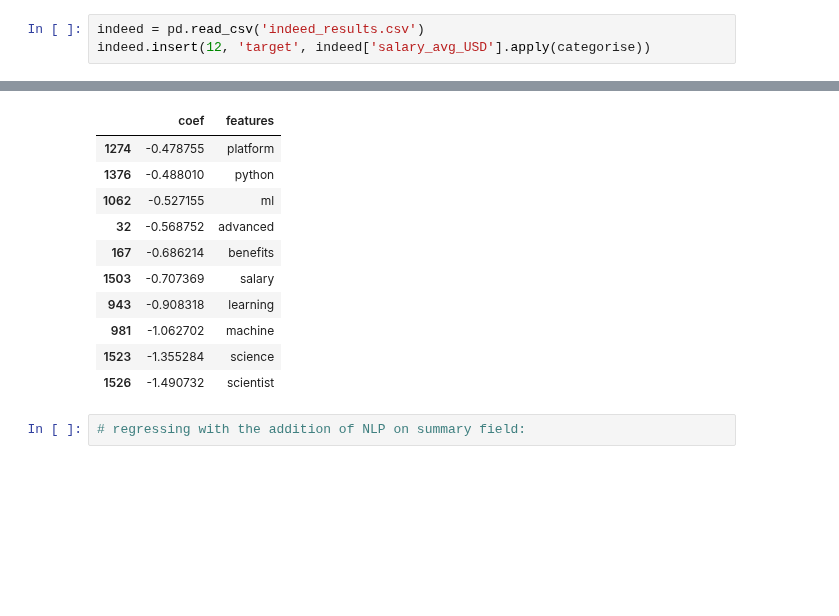
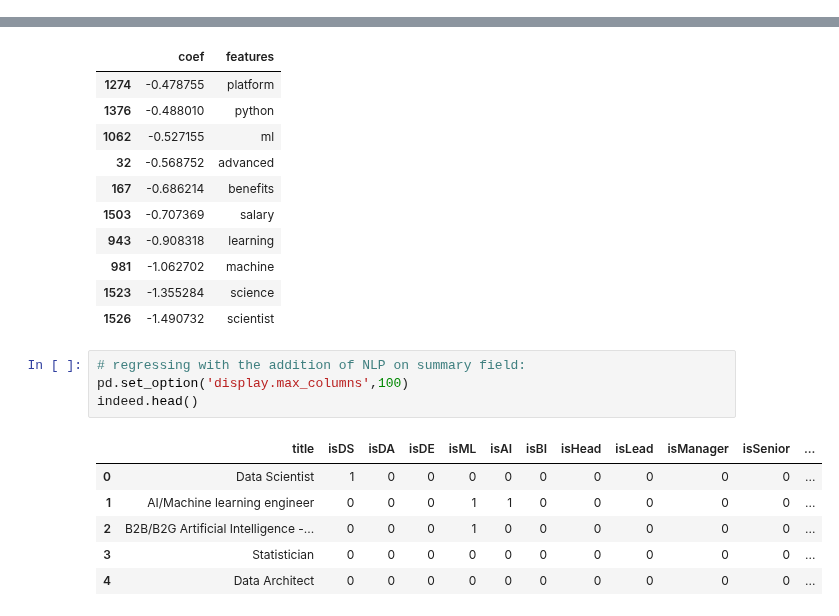
Before and after one commit to a3o1m2/DSI11-lessons, a Jupyter notebook: projects/project-4/parallel_test.ipynb, the cells around one changed output, grey strips where cells are left out. Drawn from its saved outputs; the diff is of its cells as text; blank space fills up the shorter version.

```diff
--- a/projects/project-4/parallel_test.ipynb
+++ b/projects/project-4/parallel_test.ipynb
@@ -244,9 +264,6 @@ indeed.head(1)
 # %% [output]
 |  | title | company | rating | search_city | location | salary | salary_freq | isRange | salary_range_min | ... |
 | 0 | Data Scientist | TheMathCompany Inc. | NaN | Chicago | Chicago, IL | $80,000 - $110,000 a year | year | Range | 80000 | ... |
-# %%
-indeed = pd.read_csv('indeed_results.csv')
-indeed.insert(12, 'target', indeed['salary_avg_USD'].apply(categorise))
 # %%
 indeed.insert(1, 'isDS', indeed['title'].apply(lambda x: 1 if 'data science' in x.lower() or 'data scientist' in x.lower() else 0))
 indeed.insert(2, 'isDA', indeed['title'].apply(lambda x: 1 if 'data analyst' in x.lower() or 'analytics' in x.lower() else 0))
@@ -325,3 +342,12 @@ pd.DataFrame(dict(coef=lr.coef_[0], features=tvec.get_feature_names())).sort_val
 | 1526 | -1.490732 | scientist |
 # %%
 # regressing with the addition of NLP on summary field:
+pd.set_option('display.max_columns',100)
+indeed.head()
+# %% [output]
+|  | title | isDS | isDA | isDE | isML | isAI | isBI | isHead | isLead | isManager | isSenior | ... |
+| 0 | Data Scientist | 1 | 0 | 0 | 0 | 0 | 0 | 0 | 0 | 0 | 0 | ... |
+| 1 | AI/Machine learning engineer | 0 | 0 | 0 | 1 | 1 | 0 | 0 | 0 | 0 | 0 | ... |
+| 2 | B2B/B2G Artificial Intelligence -... | 0 | 0 | 0 | 1 | 0 | 0 | 0 | 0 | 0 | 0 | ... |
+| 3 | Statistician | 0 | 0 | 0 | 0 | 0 | 0 | 0 | 0 | 0 | 0 | ... |
+| 4 | Data Architect | 0 | 0 | 0 | 0 | 0 | 0 | 0 | 0 | 0 | 0 | ... |
```
Also changed, not shown: parts of 4 cells of this notebook, 35 other files.
